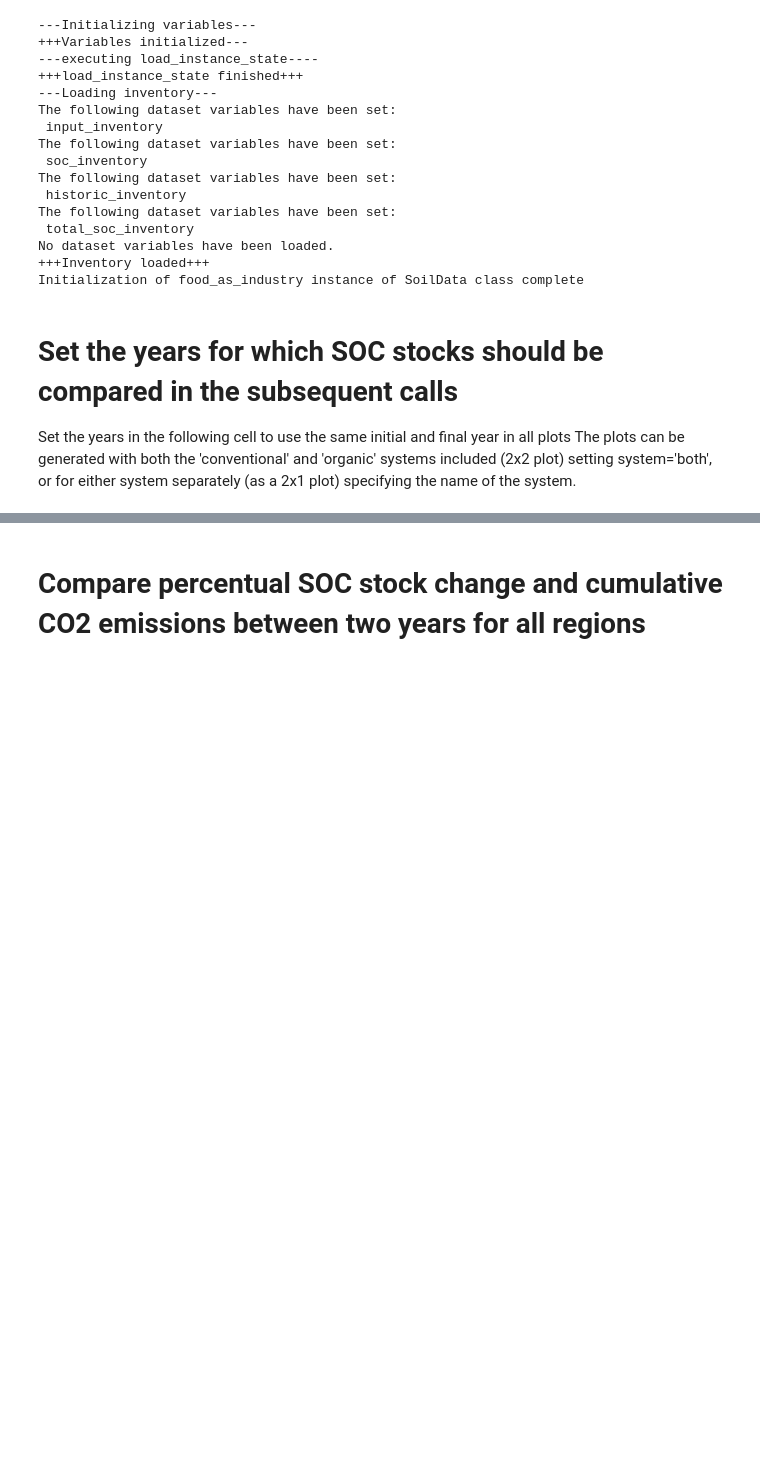
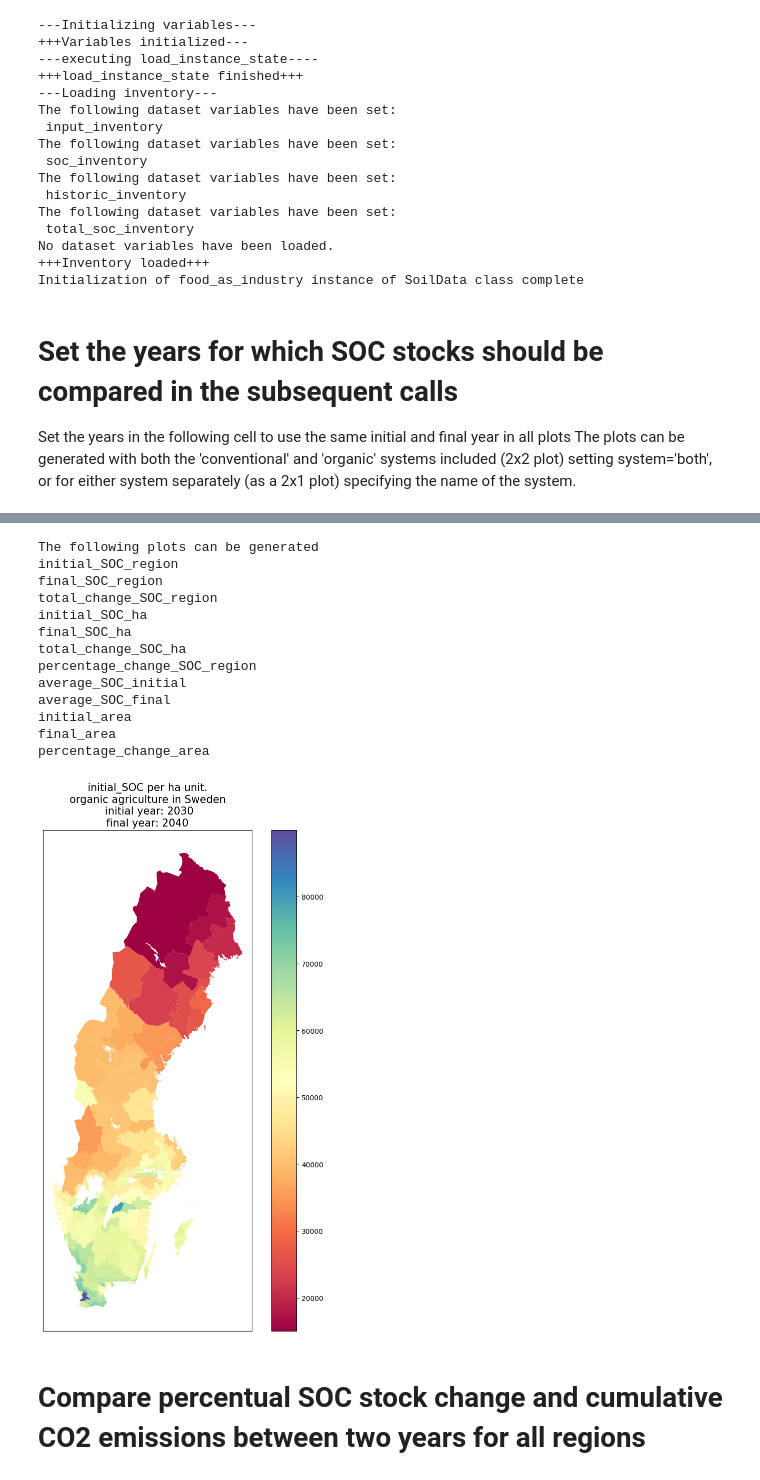
Before and after one commit to SLU-foodsystems/CIBUSmod, a Jupyter notebook: notebooks/analyze_impacts.ipynb, the cells around one changed output, grey strips where cells are left out. Saved outputs shown, nothing was run; the diff lists cells and outputs as text; code cells hidden in the pictures; blank space fills up the shorter version.

```diff
--- a/notebooks/analyze_impacts.ipynb
+++ b/notebooks/analyze_impacts.ipynb
@@ -44,0 +49,24 @@ final = '2050' # use strings to avoid timeseries interpretation issues
+# %%
+agr_system = 'organic' # 'all', 'conventional, 'organic'
+startyear = '2030' # <inital> can be passed here
+finalyear = '2040' # <final> can be passed here
+change_type = 'initial' # 'total_change', 'initial', 'final', 'percentage_change'
+region_type = 'ha' # 'region', 'ha', 'area' ('area' can not be used with '_SOC')
+soc_switch = '_SOC' # '_SOC', '' ('_SOC' can not be used with 'area', '_SOC' must be used with 'ha' and 'region)
+dataset = f'{change_type}{soc_switch}_{region_type}'
+out = FAI.plot_soc_map(system=agr_system, plot_set=dataset, colormap='Spectral', title=f"{change_type}{soc_switch} per {region_type} unit.\n{agr_system} agriculture in Sweden\n initial year: {startyear}\nfinal year: {finalyear}", save_as=f"{change_type}{soc_switch}_per_{region_type}_({agr_system} agriculture_initial year:{startyear}_final year:{finalyear}")
+# %% [output]
+The following plots can be generated
+initial_SOC_region
+final_SOC_region
+total_change_SOC_region
+initial_SOC_ha
+final_SOC_ha
+total_change_SOC_ha
+percentage_change_SOC_region
+average_SOC_initial
+average_SOC_final
+initial_area
+final_area
+percentage_change_area
+[figure, added]
```
Also changed, not shown: parts of 7 cells of this notebook, 1 other file.
